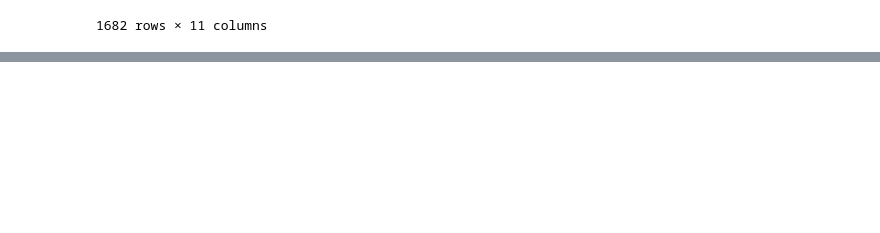
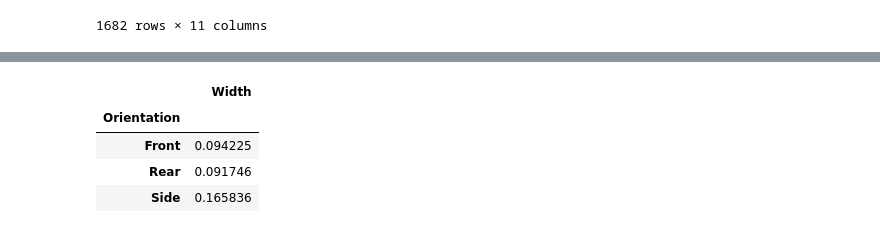
Before and after one commit to boostcampaitech2/final-project-level3-cv-01, a Jupyter notebook: utils/EDA.ipynb, the cells around one changed output, grey strips where cells are left out. Drawn from its saved outputs; the diff is of its cells as text; code cells hidden in the pictures; blank space fills up the shorter version.

```diff
--- a/utils/EDA.ipynb
+++ b/utils/EDA.ipynb
@@ -188 +196,9 @@ print(df_box['Width'].mean())
+# %%
+df_box[['Width','Orientation']].groupby('Orientation').mean()
+# %% [output]
+|  | Width |
+| Orientation |  |
+| Front | 0.094225 |
+| Rear | 0.091746 |
+| Side | 0.165836 |
 # %%
```
Also changed, not shown: parts of 15 cells of this notebook.
